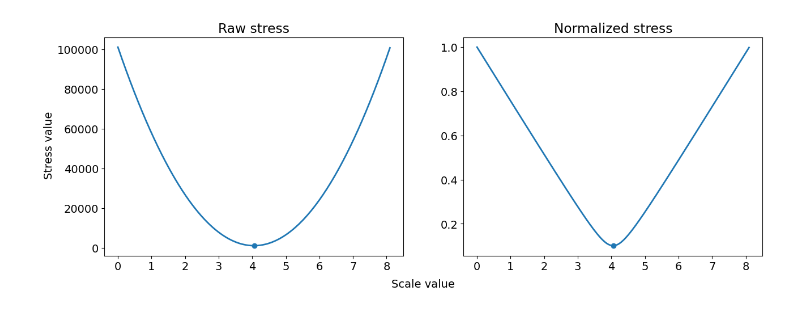
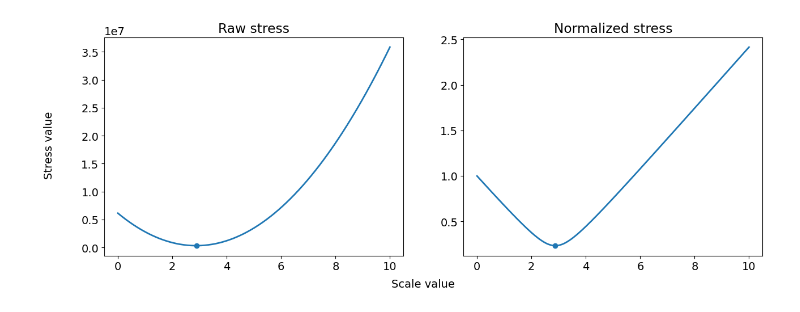
Before and after one commit to KiranSmelser/DR-metrics-and-scale, a Jupyter notebook: viz.ipynb, the cells around one changed output. Cells and saved outputs as stored; diff of their text form; code cells hidden in the pictures.

Commit message:
Updated Figure 2

```diff
--- a/viz.ipynb
+++ b/viz.ipynb
@@ -22,44 +22,44 @@ plt.rcParams.update({'font.size': 14})
 # %%
 # plt.style.use("seaborn-v0_8-paper")
 # %%
-X = np.load("datasets/iris.npy")
-Y = np.load("embeddings/iris_MDS_0.npy")
+X = np.load("datasets/s-curve.npy")
+Y = np.load("embeddings/s-curve_MDS_0.npy")
 
 M = Metrics(X, Y)
 
 scale_opt, alpha_opt = M.compute_scale_normalized_stress(return_alpha=True)
 
-rrange = np.linspace(0, 8.1, 810)
+rrange = np.linspace(0, 10, 1000)
 
 norm_stress_scores = list()
 raw_stress_scores = list()
 
 # Compute normalized and raw stress for a range of scaling factors
 for alpha in rrange:
     M.setY(alpha * Y)
     norm_stress_scores.append(M.compute_normalized_stress())
     raw_stress_scores.append(M.compute_raw_stress())
 
 fig, axs = plt.subplots(1, 2, figsize=(15, 5), sharex=True)
 
 # Plot raw stress scores
 axs[0].plot(rrange, raw_stress_scores, linewidth=2)
 axs[0].scatter(rrange[np.argmin(raw_stress_scores)],
                min(raw_stress_scores))
 axs[0].set_title("Raw stress")
 
 # Plot normalized stress scores
 axs[1].plot(rrange, norm_stress_scores, linewidth=2)
 axs[1].scatter(alpha_opt, scale_opt)
 axs[1].set_title("Normalized stress")
 
 fig.text(0.5, 0.01, "Scale value", ha="center", va="center")
 fig.text(0.06, 0.5, "Stress value", ha="center",
          va="center", rotation="vertical")
 
 plt.savefig("./figs/figure_2.pdf", format="pdf")
 # %% [output]
-[figure, old version]
+[figure, new version]
 # %%
 warnings.filterwarnings("ignore")
 
```
Also changed, not shown: 2 other files.
